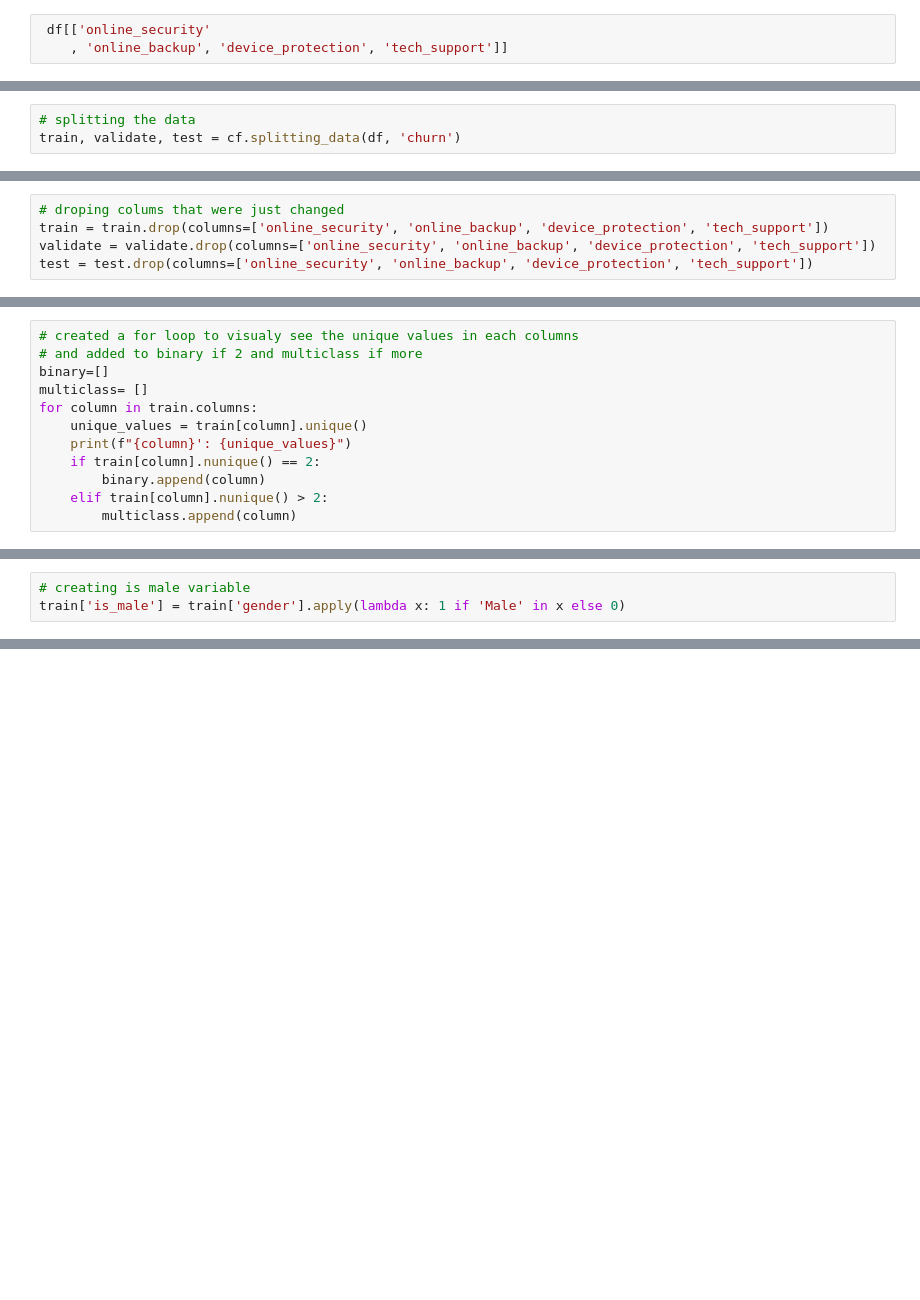
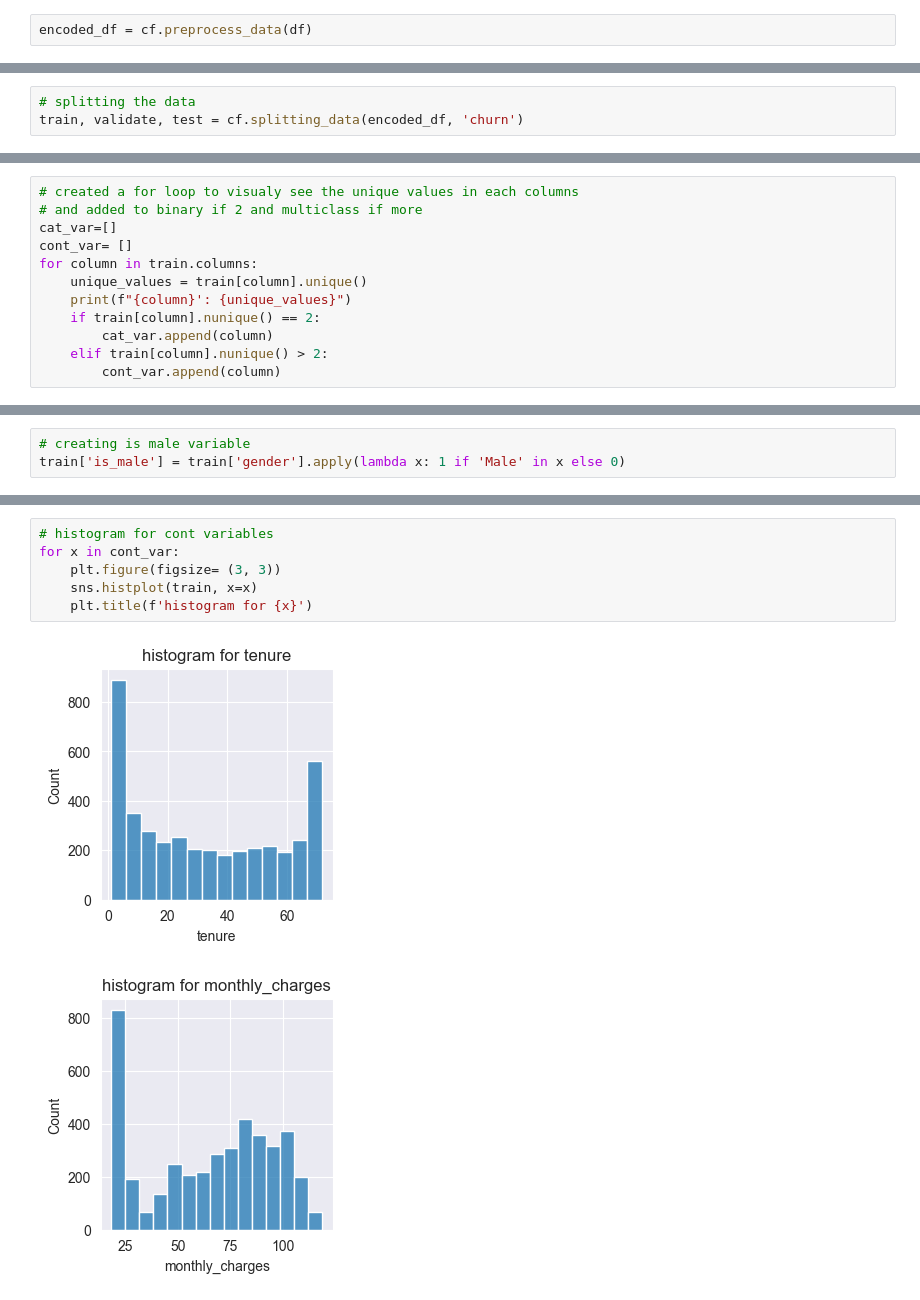
Before and after one commit to christopher-baez/classification-project, a Jupyter notebook: work_notebook.ipynb, the cells around one changed output, grey strips where cells are left out. Saved outputs shown, nothing was run; the diff lists cells and outputs as text; blank space fills up the shorter version.

```diff
--- a/work_notebook.ipynb
+++ b/work_notebook.ipynb
@@ -65,3 +63,2 @@ KeyError: "None of [Index(['online_security', 'online_backup', 'device_protectio
 # %%
- df[['online_security'
-    , 'online_backup', 'device_protection', 'tech_support']]
+encoded_df = cf.preprocess_data(df)
@@ -71,6 +66,6 @@ KeyError: "None of [Index(['online_security', 'online_backup', 'device_protectio
 now split the data
 # %%
 # splitting the data
-train, validate, test = cf.splitting_data(df, 'churn')
+train, validate, test = cf.splitting_data(encoded_df, 'churn')
 # %%
 train.shape, validate.shape, test.shape
@@ -77,9 +74,4 @@ train.shape, validate.shape, test.shape
 # %% [markdown]
 ### preprocess
-# %%
-# droping colums that were just changed
-train = train.drop(columns=['online_security', 'online_backup', 'device_protection', 'tech_support'])
-validate = validate.drop(columns=['online_security', 'online_backup', 'device_protection', 'tech_support'])
-test = test.drop(columns=['online_security', 'online_backup', 'device_protection', 'tech_support'])
 # %%
 train.head()
@@ -86,12 +85,12 @@ train.head()
 # %%
 # created a for loop to visualy see the unique values in each columns
 # and added to binary if 2 and multiclass if more
-binary=[]
-multiclass= []
+cat_var=[]
+cont_var= []
 for column in train.columns:
     unique_values = train[column].unique()
     print(f"{column}': {unique_values}")
     if train[column].nunique() == 2:
-        binary.append(column)
+        cat_var.append(column)
     elif train[column].nunique() > 2:
-        multiclass.append(column)
+        cont_var.append(column)
@@ -154,0 +339,9 @@ train.total_charges.astype(float)
+# %%
+# histogram for cont variables
+for x in cont_var:
+    plt.figure(figsize= (3, 3))
+    sns.histplot(train, x=x)
+    plt.title(f'histogram for {x}')
+# %% [output]
+[figure, added]
+[figure, added]
```
Also changed, not shown: parts of 93 cells of this notebook, 5 other files.
